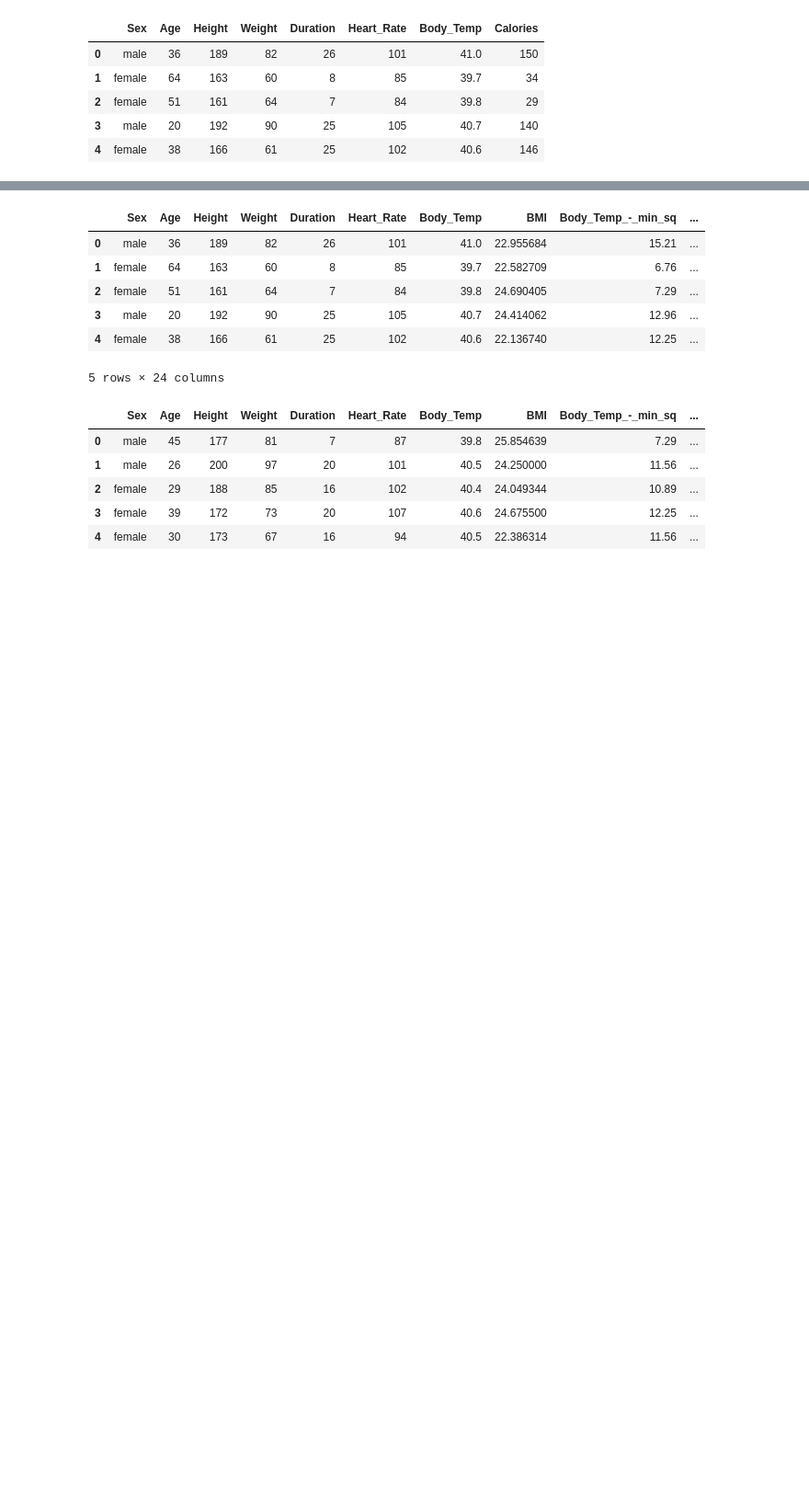
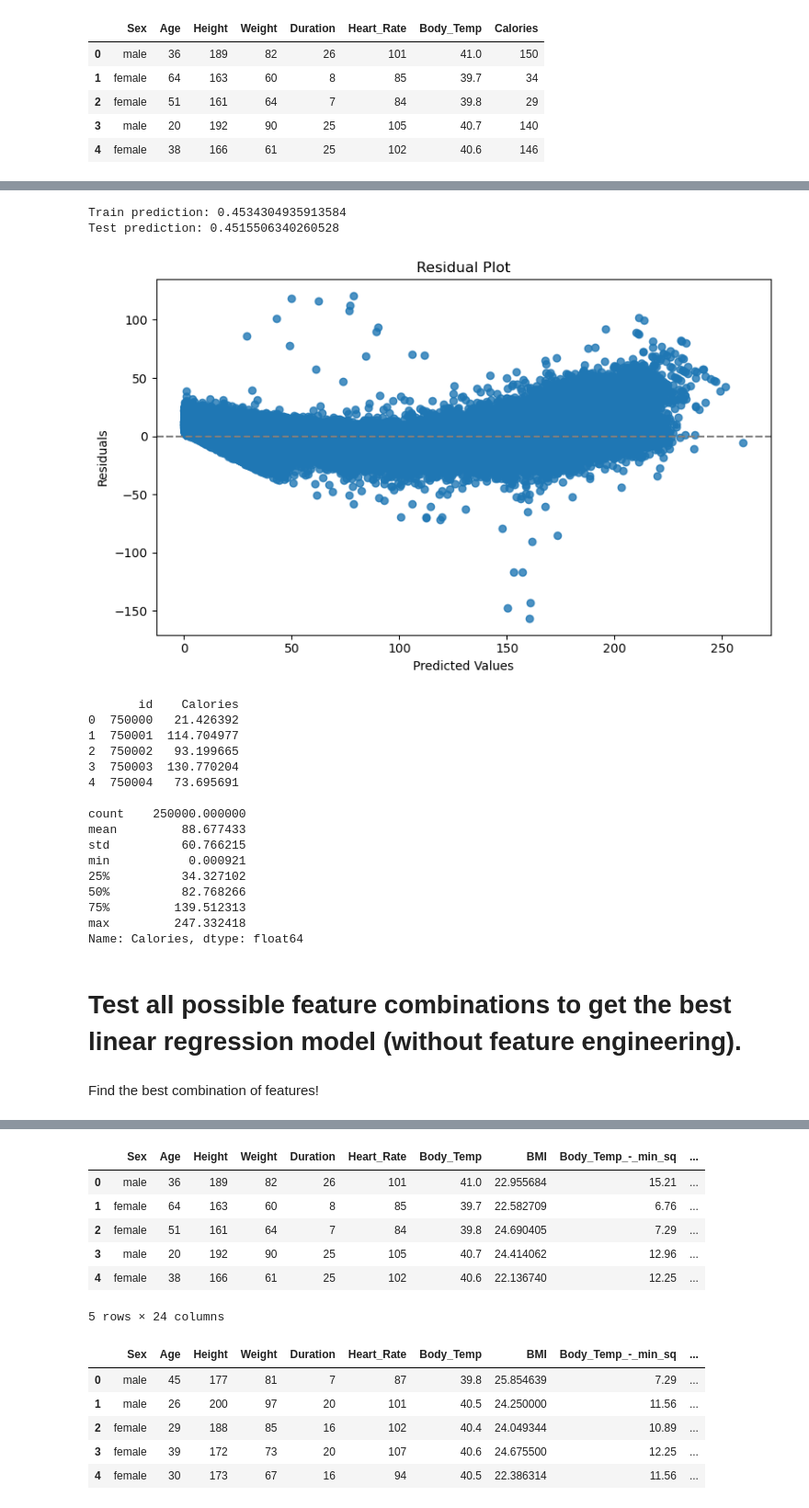
Before and after one commit to ElliotBlackstone/S25_Predict_Calories, a Jupyter notebook: calorie_LinReg.ipynb, the cells around one changed output, grey strips where cells are left out. Shown at 92% size. Cells and saved outputs as stored; diff of their text form; code cells hidden in the pictures; blank space fills up the shorter version.

```diff
--- a/calorie_LinReg.ipynb
+++ b/calorie_LinReg.ipynb
@@ -28,0 +50,74 @@ train.head()
+# %%
+# kaggle score 0.45056 private, 0.45856 public (LinReg_8.csv)
+
+
+# Split data into training and testing sets
+X_train, X_test, y_train, y_test = train_test_split(pd.get_dummies(train.drop(columns='Calories'), drop_first=True), y, test_size=0.2, random_state=724)
+
+# Train the linear regression model
+model = LinearRegression()
+model.fit(X_train, y_train)
+
+# Make predictions
+predictions = model.predict(X_test)
+predictions[predictions <= 0] = 1
+
+# Make predictions
+train_pred = model.predict(X_train)
+train_pred[train_pred < 0] = 1
+
+print("Train prediction:", rmsle(train_pred, y_train))
+print("Test prediction:", rmsle(predictions, y_test))
+
+residuals = y_test - predictions
+
+# Residual plot
+plt.figure(figsize=(8, 5))
+sns.residplot(x=predictions, y=y_test)
+plt.xlabel("Predicted Values")
+plt.ylabel("Residuals")
+plt.title("Residual Plot")
+plt.axhline(0, color='gray', linestyle='--')
+plt.tight_layout()
+plt.show()
+
+
+
+# make the submission file!
+
+pred = model.predict(pd.get_dummies(test.drop(columns='id'), drop_first=True))
+
+submission = pd.DataFrame()
+
+submission['id'] = np.arange(len(test))+750000
+submission['Calories'] = pred
+submission.loc[submission['Calories'] < 0, 'Calories'] = 1
+submission.loc[submission['Calories'] > 320, 'Calories'] = 300
+
+submission.to_csv("LinReg_8.csv", index=False)
+
+print(submission.head())
+print()
+print(submission['Calories'].describe())
+# %% [output]
+Train prediction: 0.4534304935913584
+Test prediction: 0.4515506340260528
+[figure, added]
+       id    Calories
+0  750000   21.426392
+1  750001  114.704977
+2  750002   93.199665
+3  750003  130.770204
+4  750004   73.695691
+
+count    250000.000000
+mean         88.677433
+std          60.766215
+min           0.000921
+25%          34.327102
+50%          82.768266
+75%         139.512313
+max         247.332418
+Name: Calories, dtype: float64
+# %% [markdown]
+# Test all possible feature combinations to get the best linear regression model (without feature engineering).
@@ -28,0 +136,2 @@ train.head()
+# %% [markdown]
+Find the best combination of features!
```
Also changed, not shown: parts of 8 cells of this notebook.
